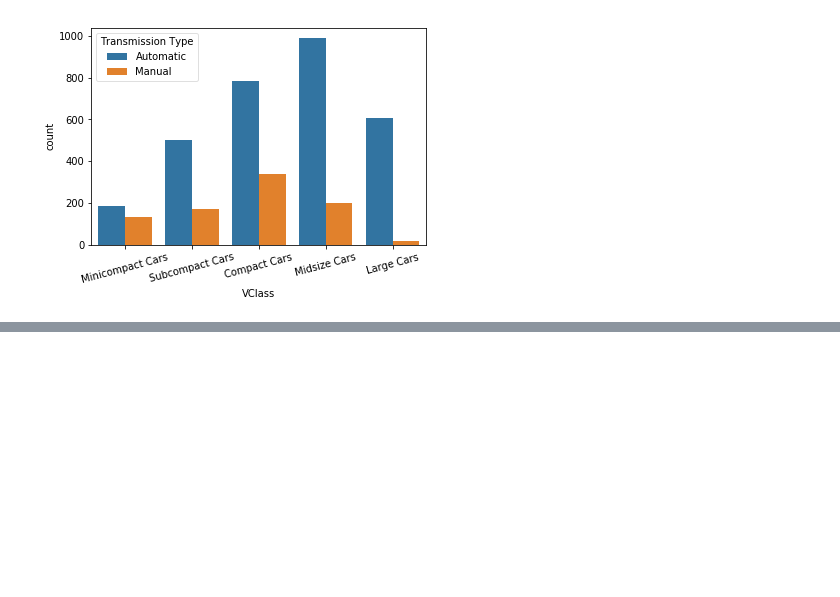
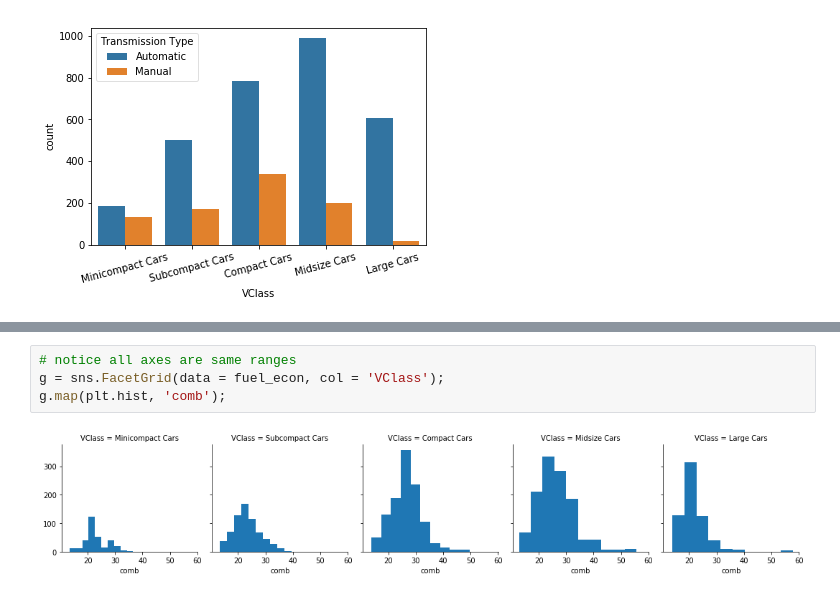
Before and after one commit to deepaksithu/Bivariate_Exploration_of_Data_Notes, a Jupyter notebook: Bivariate Exploration.ipynb, the cells around one changed output, grey strips where cells are left out. Cells and saved outputs as stored; diff of their text form; blank space fills up the shorter version.

```diff
--- a/Bivariate Exploration.ipynb
+++ b/Bivariate Exploration.ipynb
@@ -337,0 +358,6 @@ plt.xticks(rotation = 15);
+# %%
+# notice all axes are same ranges
+g = sns.FacetGrid(data = fuel_econ, col = 'VClass');
+g.map(plt.hist, 'comb');
+# %% [output]
+[figure, added]
```
Also changed, not shown: parts of 7 cells of this notebook.
